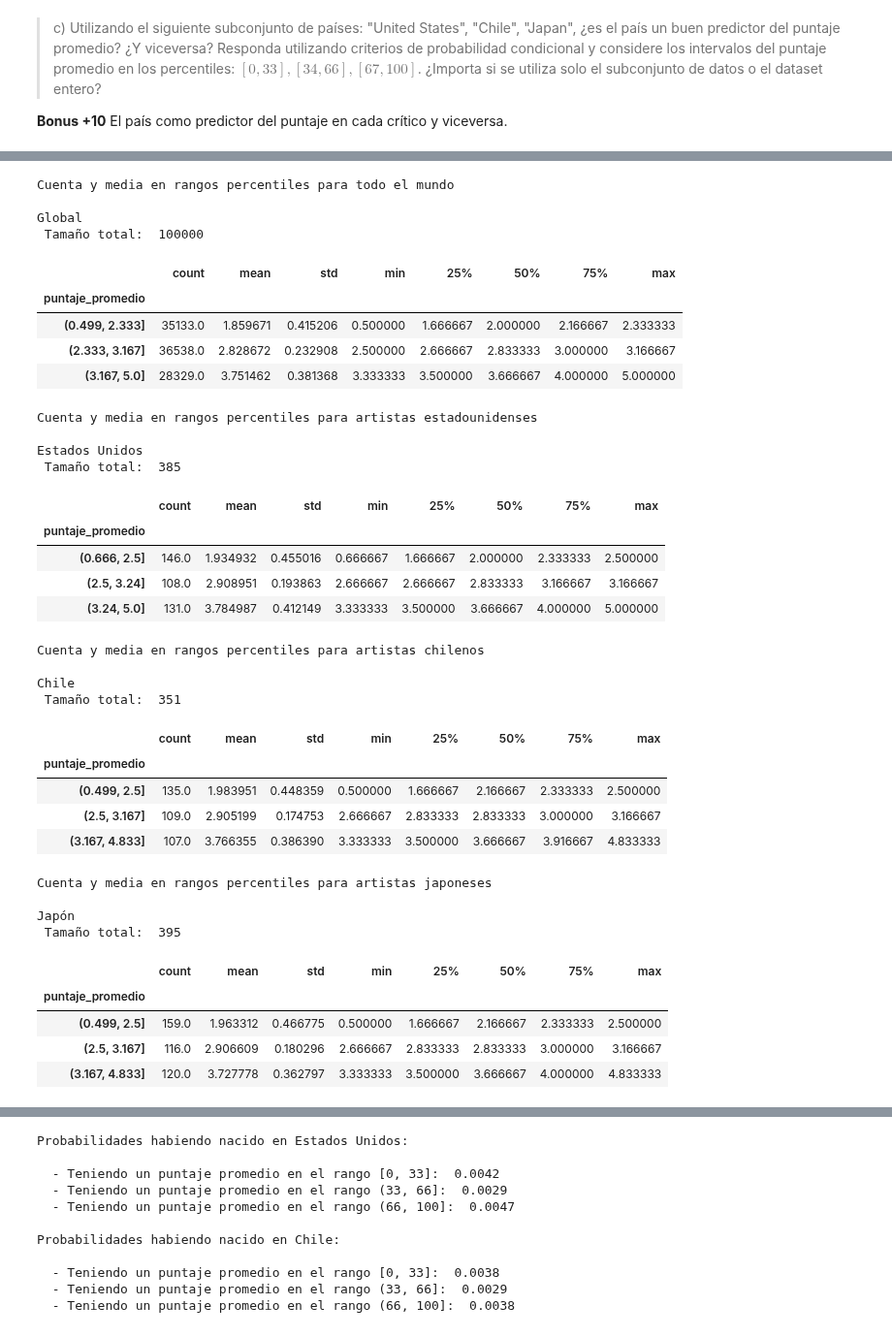
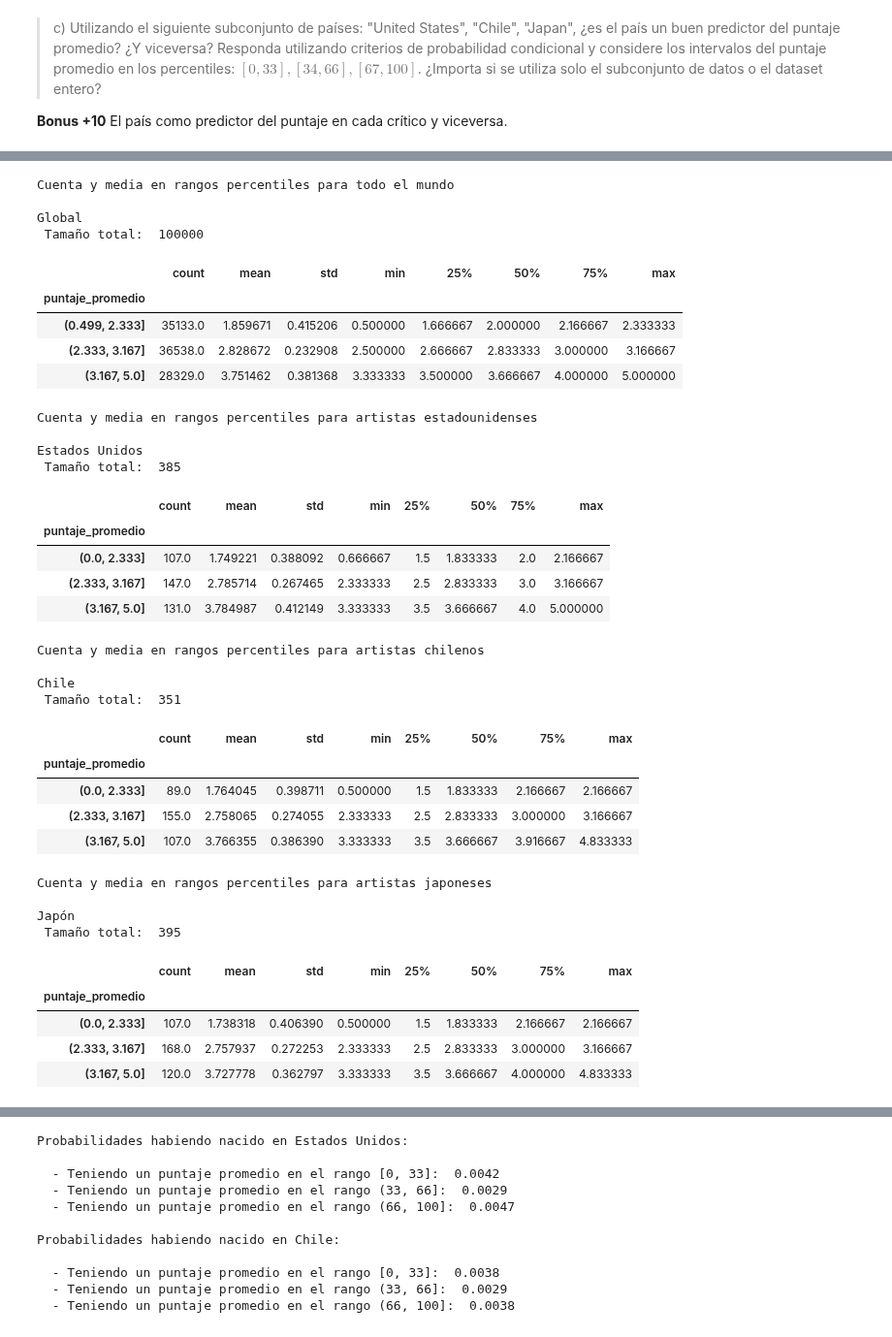
Before and after one commit to jpjorquera/Lab2-Estaca, a Jupyter notebook: Laboratorio 2.ipynb, the cells around one changed output, grey strips where cells are left out. Shown at 97% size. Saved outputs shown, nothing was run; the diff lists cells and outputs as text; code cells hidden in the pictures.

Commit message:
terminada p3, c, corregidos percentiles

```diff
--- a/Laboratorio 2.ipynb
+++ b/Laboratorio 2.ipynb
@@ -747,6 +747,7 @@ usa = artists_albums.copy()[(artists_albums.country == 'United States')].sort_va
 cl = artists_albums.copy()[(artists_albums.country == 'Chile')].sort_values('puntaje_promedio', ascending=False)
 jap = artists_albums.copy()[(artists_albums.country == 'Japan')].sort_values('puntaje_promedio', ascending=False)
 
+# Realizar corte en rangos percentiles al global para referencia
 print('\nCuenta y media en rangos percentiles para todo el mundo\n')
 gral_range = general.groupby(pd.qcut(
     general["puntaje_promedio"],
@@ -754,61 +755,62 @@ gral_range = general.groupby(pd.qcut(
 print('Global\n', 'Tamaño total: ', len(general))
 display(gral_range)
 
+# Realizar cortes en base a los valores percentiles globales, para comparar
 print('\nCuenta y media en rangos percentiles para artistas estadounidenses\n')
-usa_range = usa.groupby(pd.qcut(
+usa_range = usa.groupby(pd.cut(
     usa["puntaje_promedio"],
-    [0,0.33,0.66,1]))['puntaje_promedio'].describe()
+    [0,2.333,3.167,5]))['puntaje_promedio'].describe()
 print('Estados Unidos\n', 'Tamaño total: ', len(usa))
 display(usa_range)
 
 print('\nCuenta y media en rangos percentiles para artistas chilenos\n')
-cl_range = cl.groupby(pd.qcut(
+cl_range = cl.groupby(pd.cut(
     cl["puntaje_promedio"],
-    [0,0.33,0.66,1]))['puntaje_promedio'].describe()
+    [0,2.333,3.167,5]))['puntaje_promedio'].describe()
 print('Chile\n', 'Tamaño total: ', len(cl))
 display(cl_range)
 
 print('\nCuenta y media en rangos percentiles para artistas japoneses\n')
-jap_range = jap.groupby(pd.qcut(
+jap_range = jap.groupby(pd.cut(
     jap["puntaje_promedio"],
-    [0,0.33,0.66,1]))['puntaje_promedio'].describe()
+    [0,2.333,3.167,5]))['puntaje_promedio'].describe()
 print('Japón\n', 'Tamaño total: ', len(jap))
 display(jap_range)
 # %% [output]
 Cuenta y media en rangos percentiles para todo el mundo
 
 Global
  Tamaño total:  100000
 |  | count | mean | std | min | 25% | 50% | 75% | max |
 | puntaje_promedio |  |  |  |  |  |  |  |  |
 | (0.499, 2.333] | 35133.0 | 1.859671 | 0.415206 | 0.500000 | 1.666667 | 2.000000 | 2.166667 | 2.333333 |
 | (2.333, 3.167] | 36538.0 | 2.828672 | 0.232908 | 2.500000 | 2.666667 | 2.833333 | 3.000000 | 3.166667 |
 | (3.167, 5.0] | 28329.0 | 3.751462 | 0.381368 | 3.333333 | 3.500000 | 3.666667 | 4.000000 | 5.000000 |
 Cuenta y media en rangos percentiles para artistas estadounidenses
 
 Estados Unidos
  Tamaño total:  385
 |  | count | mean | std | min | 25% | 50% | 75% | max |
 | puntaje_promedio |  |  |  |  |  |  |  |  |
-| (0.666, 2.5] | 146.0 | 1.934932 | 0.455016 | 0.666667 | 1.666667 | 2.000000 | 2.333333 | 2.500000 |
-| (2.5, 3.24] | 108.0 | 2.908951 | 0.193863 | 2.666667 | 2.666667 | 2.833333 | 3.166667 | 3.166667 |
-| (3.24, 5.0] | 131.0 | 3.784987 | 0.412149 | 3.333333 | 3.500000 | 3.666667 | 4.000000 | 5.000000 |
+| (0.0, 2.333] | 107.0 | 1.749221 | 0.388092 | 0.666667 | 1.5 | 1.833333 | 2.0 | 2.166667 |
+| (2.333, 3.167] | 147.0 | 2.785714 | 0.267465 | 2.333333 | 2.5 | 2.833333 | 3.0 | 3.166667 |
+| (3.167, 5.0] | 131.0 | 3.784987 | 0.412149 | 3.333333 | 3.5 | 3.666667 | 4.0 | 5.000000 |
 Cuenta y media en rangos percentiles para artistas chilenos
 
 Chile
  Tamaño total:  351
 |  | count | mean | std | min | 25% | 50% | 75% | max |
 | puntaje_promedio |  |  |  |  |  |  |  |  |
-| (0.499, 2.5] | 135.0 | 1.983951 | 0.448359 | 0.500000 | 1.666667 | 2.166667 | 2.333333 | 2.500000 |
-| (2.5, 3.167] | 109.0 | 2.905199 | 0.174753 | 2.666667 | 2.833333 | 2.833333 | 3.000000 | 3.166667 |
-| (3.167, 4.833] | 107.0 | 3.766355 | 0.386390 | 3.333333 | 3.500000 | 3.666667 | 3.916667 | 4.833333 |
+| (0.0, 2.333] | 89.0 | 1.764045 | 0.398711 | 0.500000 | 1.5 | 1.833333 | 2.166667 | 2.166667 |
+| (2.333, 3.167] | 155.0 | 2.758065 | 0.274055 | 2.333333 | 2.5 | 2.833333 | 3.000000 | 3.166667 |
+| (3.167, 5.0] | 107.0 | 3.766355 | 0.386390 | 3.333333 | 3.5 | 3.666667 | 3.916667 | 4.833333 |
 Cuenta y media en rangos percentiles para artistas japoneses
 
 Japón
  Tamaño total:  395
 |  | count | mean | std | min | 25% | 50% | 75% | max |
 | puntaje_promedio |  |  |  |  |  |  |  |  |
-| (0.499, 2.5] | 159.0 | 1.963312 | 0.466775 | 0.500000 | 1.666667 | 2.166667 | 2.333333 | 2.500000 |
-| (2.5, 3.167] | 116.0 | 2.906609 | 0.180296 | 2.666667 | 2.833333 | 2.833333 | 3.000000 | 3.166667 |
-| (3.167, 4.833] | 120.0 | 3.727778 | 0.362797 | 3.333333 | 3.500000 | 3.666667 | 4.000000 | 4.833333 |
+| (0.0, 2.333] | 107.0 | 1.738318 | 0.406390 | 0.500000 | 1.5 | 1.833333 | 2.166667 | 2.166667 |
+| (2.333, 3.167] | 168.0 | 2.757937 | 0.272253 | 2.333333 | 2.5 | 2.833333 | 3.000000 | 3.166667 |
+| (3.167, 5.0] | 120.0 | 3.727778 | 0.362797 | 3.333333 | 3.5 | 3.666667 | 4.000000 | 4.833333 |
 # %% [markdown]
```
Also changed, not shown: parts of 11 cells of this notebook.
